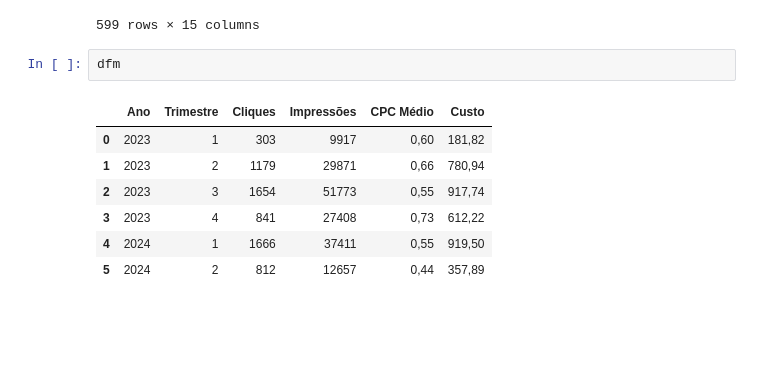
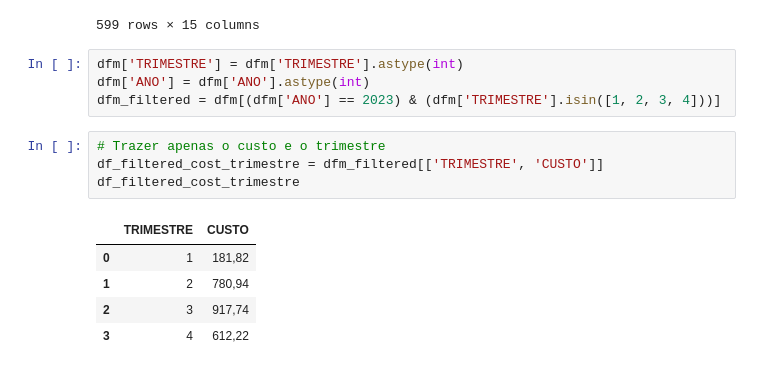
Before and after one commit to KoreTane/PredictiveLeadManagement, a Jupyter notebook: Forecasting_marketing_investments.ipynb, the cells around one changed output. Saved outputs shown, nothing was run; the diff lists cells and outputs as text; blank space fills up the shorter version.

```diff
--- a/Forecasting_marketing_investments.ipynb
+++ b/Forecasting_marketing_investments.ipynb
@@ -95,13 +111,17 @@ df[(df['TRIMESTRE'].isin([1, 2, 3, 4])) & (df['DATA 1º CONTATO'].dt.year == 202
 | 1612 | 2023-01-17 | 1 | ANA | 30 | ADULTO | FEMININO | 0000-0000 | AULA EXPERIMENTAL | WHATSAPP | ... |
 | 1613 | 2023-01-17 | 1 | ALEXANDER | 32 | ADULTO | FEMININO | 0000-0000 | AULA EXPERIMENTAL | WHATSAPP | ... |
 599 rows × 15 columns
-# %%
-dfm
-# %% [output]
-|  | Ano | Trimestre | Cliques | Impressões | CPC Médio | Custo |
-| 0 | 2023 | 1 | 303 | 9917 | 0,60 | 181,82 |
-| 1 | 2023 | 2 | 1179 | 29871 | 0,66 | 780,94 |
-| 2 | 2023 | 3 | 1654 | 51773 | 0,55 | 917,74 |
-| 3 | 2023 | 4 | 841 | 27408 | 0,73 | 612,22 |
-| 4 | 2024 | 1 | 1666 | 37411 | 0,55 | 919,50 |
-| 5 | 2024 | 2 | 812 | 12657 | 0,44 | 357,89 |
+# %%
+dfm['TRIMESTRE'] = dfm['TRIMESTRE'].astype(int)
+dfm['ANO'] = dfm['ANO'].astype(int)
+dfm_filtered = dfm[(dfm['ANO'] == 2023) & (dfm['TRIMESTRE'].isin([1, 2, 3, 4]))]
+# %%
+# Trazer apenas o custo e o trimestre
+df_filtered_cost_trimestre = dfm_filtered[['TRIMESTRE', 'CUSTO']]
+df_filtered_cost_trimestre
+# %% [output]
+|  | TRIMESTRE | CUSTO |
+| 0 | 1 | 181,82 |
+| 1 | 2 | 780,94 |
+| 2 | 3 | 917,74 |
+| 3 | 4 | 612,22 |
```
Also changed, not shown: parts of 8 cells of this notebook.
